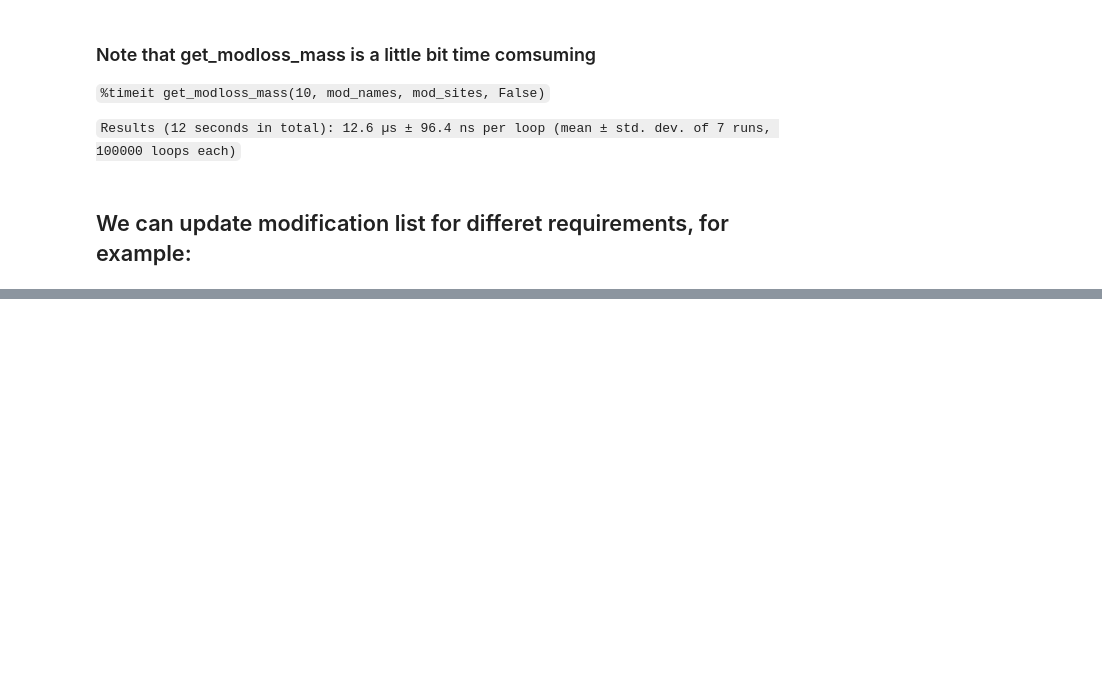
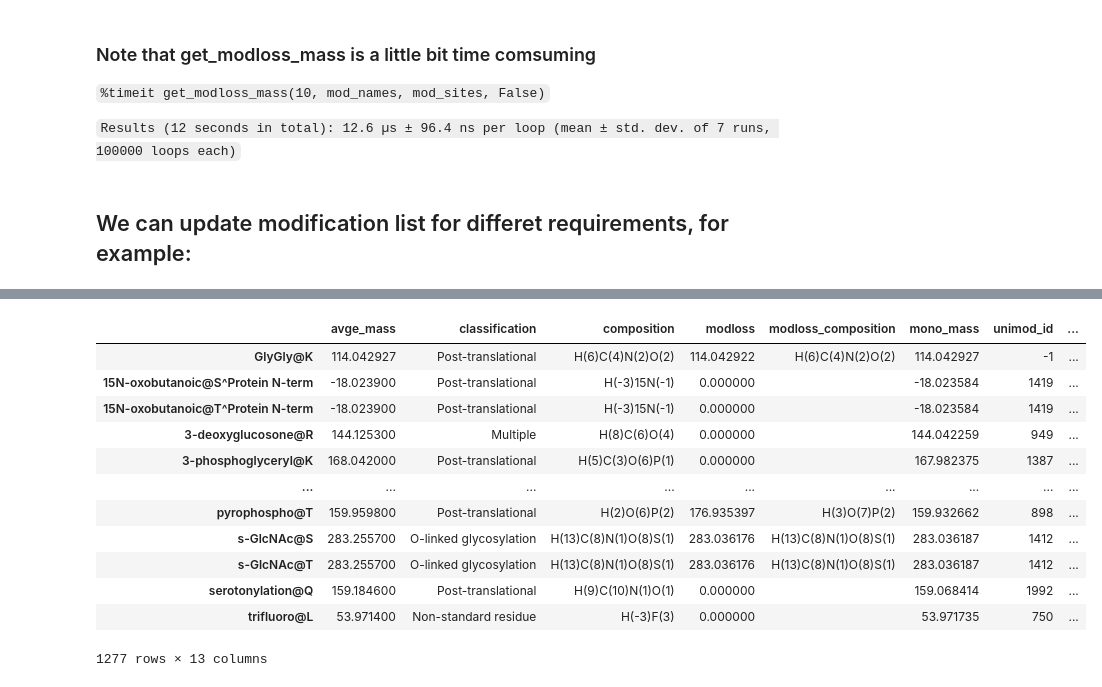
Before and after one commit to MannLabs/alphabase, a Jupyter notebook: nbdev_nbs/constants/modification.ipynb, the cells around one changed output, grey strips where cells are left out. Cells and saved outputs as stored; diff of their text form; code cells hidden in the pictures; blank space fills up the shorter version.

```diff
--- a/nbdev_nbs/constants/modification.ipynb
+++ b/nbdev_nbs/constants/modification.ipynb
@@ -289,0 +307,21 @@ pd.DataFrame().from_dict(MOD_INFO_DICT, orient='index')
+# %%
+MOD_DF = MOD_DF[
+    (MOD_DF['classification'].isin(['Post-translational','O-linked glycosylation','AA substitution','Multiple','Non-standard residue','Pre-translational']))
+    & MOD_DF['upper_case_AA']
+] # we only need PTMs
+_update_all_by_MOD_DF()
+pd.DataFrame().from_dict(MOD_INFO_DICT, orient='index')
+# %% [output]
+|  | avge_mass | classification | composition | modloss | modloss_composition | mono_mass | unimod_id | ... |
+| GlyGly@K | 114.042927 | Post-translational | H(6)C(4)N(2)O(2) | 114.042922 | H(6)C(4)N(2)O(2) | 114.042927 | -1 | ... |
+| 15N-oxobutanoic@S^Protein N-term | -18.023900 | Post-translational | H(-3)15N(-1) | 0.000000 |  | -18.023584 | 1419 | ... |
+| 15N-oxobutanoic@T^Protein N-term | -18.023900 | Post-translational | H(-3)15N(-1) | 0.000000 |  | -18.023584 | 1419 | ... |
+| 3-deoxyglucosone@R | 144.125300 | Multiple | H(8)C(6)O(4) | 0.000000 |  | 144.042259 | 949 | ... |
+| 3-phosphoglyceryl@K | 168.042000 | Post-translational | H(5)C(3)O(6)P(1) | 0.000000 |  | 167.982375 | 1387 | ... |
+| ... | ... | ... | ... | ... | ... | ... | ... | ... |
+| pyrophospho@T | 159.959800 | Post-translational | H(2)O(6)P(2) | 176.935397 | H(3)O(7)P(2) | 159.932662 | 898 | ... |
+| s-GlcNAc@S | 283.255700 | O-linked glycosylation | H(13)C(8)N(1)O(8)S(1) | 283.036176 | H(13)C(8)N(1)O(8)S(1) | 283.036187 | 1412 | ... |
+| s-GlcNAc@T | 283.255700 | O-linked glycosylation | H(13)C(8)N(1)O(8)S(1) | 283.036176 | H(13)C(8)N(1)O(8)S(1) | 283.036187 | 1412 | ... |
+| serotonylation@Q | 159.184600 | Post-translational | H(9)C(10)N(1)O(1) | 0.000000 |  | 159.068414 | 1992 | ... |
+| trifluoro@L | 53.971400 | Non-standard residue | H(-3)F(3) | 0.000000 |  | 53.971735 | 750 | ... |
+1277 rows × 13 columns
```
Also changed, not shown: parts of 3 cells of this notebook.
